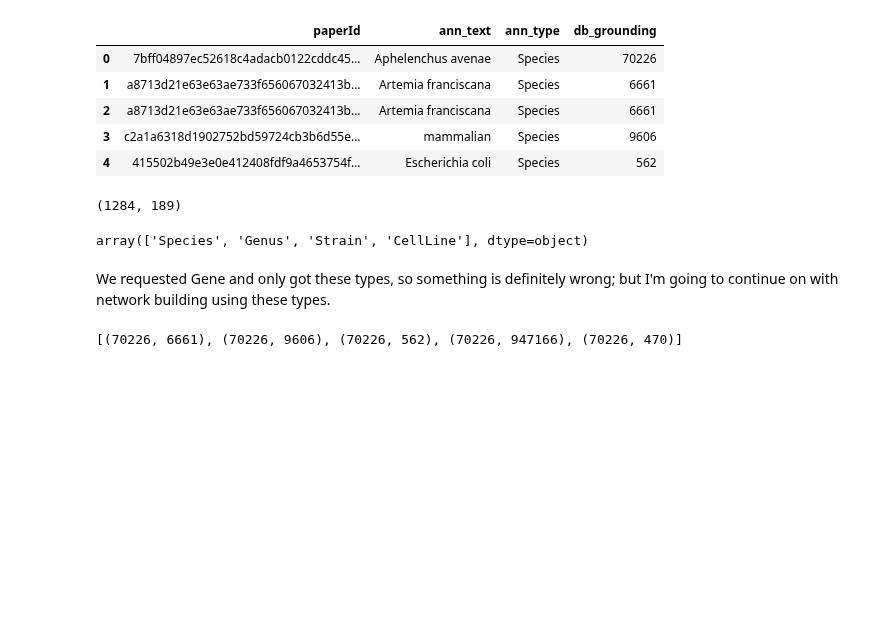
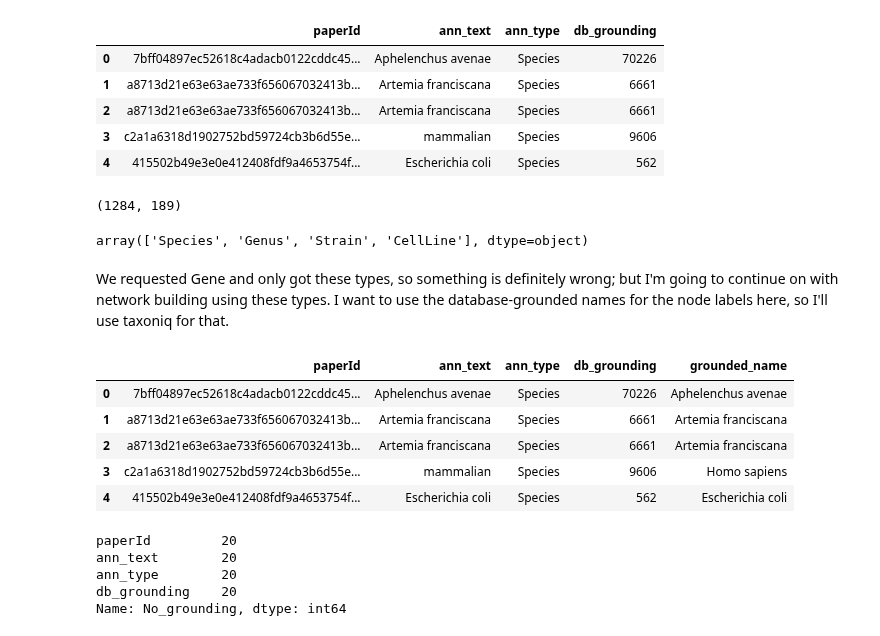
Before and after one commit to serenalotreck/desiccation-network, a Jupyter notebook: notebooks/pubtator_networks.ipynb, the cells around one changed output. Saved outputs shown, nothing was run; the diff lists cells and outputs as text; code cells hidden in the pictures; blank space fills up the shorter version.

```diff
--- a/notebooks/pubtator_networks.ipynb
+++ b/notebooks/pubtator_networks.ipynb
@@ -28,8 +29,30 @@ genes.ann_type.unique()
 # %% [output]
 array(['Species', 'Genus', 'Strain', 'CellLine'], dtype=object)
 # %% [markdown]
-We requested Gene and only got these types, so something is definitely wrong; but I'm going to continue on with network building using these types.
+We requested Gene and only got these types, so something is definitely wrong; but I'm going to continue on with network building using these types. I want to use the database-grounded names for the node labels here, so I'll use taxoniq for that.
-# %%
-list(combinations(genes.db_grounding.unique(), 2))[:5]
-# %% [output]
-[(70226, 6661), (70226, 9606), (70226, 562), (70226, 947166), (70226, 470)]
+# %%
+def get_scientific_name(db_ground_num):
+    try:
+        t = taxoniq.Taxon(db_ground_num)
+        return t.scientific_name
+    except KeyError:
+        return 'No_grounding'
+# %%
+genes['grounded_name'] = genes['db_grounding'].apply(get_scientific_name)
+# %%
+genes.head()
+# %% [output]
+|  | paperId | ann_text | ann_type | db_grounding | grounded_name |
+| 0 | 7bff04897ec52618c4adacb0122cddc45... | Aphelenchus avenae | Species | 70226 | Aphelenchus avenae |
+| 1 | a8713d21e63e63ae733f656067032413b... | Artemia franciscana | Species | 6661 | Artemia franciscana |
+| 2 | a8713d21e63e63ae733f656067032413b... | Artemia franciscana | Species | 6661 | Artemia franciscana |
+| 3 | c2a1a6318d1902752bd59724cb3b6d55e... | mammalian | Species | 9606 | Homo sapiens |
+| 4 | 415502b49e3e0e412408fdf9a4653754f... | Escherichia coli | Species | 562 | Escherichia coli |
+# %%
+genes.groupby('grounded_name').count().loc['No_grounding']
+# %% [output]
+paperId         20
+ann_text        20
+ann_type        20
+db_grounding    20
+Name: No_grounding, dtype: int64
```
Also changed, not shown: parts of 4 cells of this notebook, 4 other files.
